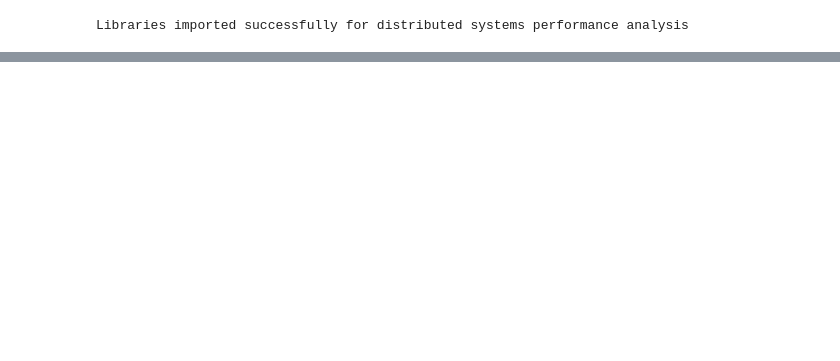
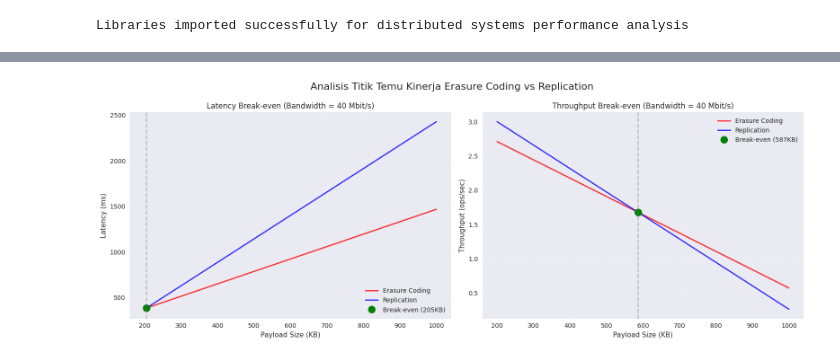
Before and after one commit to MuhamadAjiW/DistKV-Erasure-Coding, a Jupyter notebook: benchmark/benchmark_regression.ipynb, the cells around one changed output, grey strips where cells are left out. Saved outputs shown, nothing was run; the diff lists cells and outputs as text; code cells hidden in the pictures; blank space fills up the shorter version.

Commit message:
feat: changed analysis to simple linear regression

```diff
--- a/benchmark/benchmark_regression.ipynb
+++ b/benchmark/benchmark_regression.ipynb
@@ -86,11 +86,7 @@ def load_benchmark_data(base_path, strategy_type):
                     'request_rate': reqs.get('rate', 0),
                     'total_requests': reqs.get('count', 0),
                     'cpu_usage_percent': cpu_usage,
-                    'throughput_ops_sec': reqs.get('rate', 0),
-                    # Derived performance metrics
-                    'bytes_per_sec': reqs.get('rate', 0) * payload_bytes,
-                    'kb_per_sec': reqs.get('rate', 0) * payload_bytes / 1024,
-                    'bandwidth_efficiency': (reqs.get('rate', 0) * payload_bytes * 8) / (bandwidth_mbit * 1000000) if bandwidth_mbit > 0 else 0
+                    'throughput_ops_sec': reqs.get('rate', 0)
                 })
 
             except (ValueError, KeyError, json.JSONDecodeError) as e:
@@ -104,13 +100,5 @@ base_path = "/home/ostree/ta/paxos-rust/benchmark"
 erasure_data = load_benchmark_data(base_path, "erasure")
 replication_data = load_benchmark_data(base_path, "replication")
 
-print(f"Loaded {len(erasure_data)} erasure coding samples")
-print(f"Loaded {len(replication_data)} replication samples")
-
 # Combine datasets
 combined_data = pd.concat([erasure_data, replication_data], ignore_index=True)
-print(f"Total combined samples: {len(combined_data)}")
-
-# Display sample of the data
-print("\nSample of combined data:")
-print(combined_data.head())
@@ -843,0 +615,65 @@ The analysis confirms that in consensus-based distributed storage systems:
+# %%
+# Create simplified visualization for break-even analysis
+fig, axes = plt.subplots(1, 2, figsize=(16, 6))
+fig.suptitle('Analisis Titik Temu Kinerja Erasure Coding vs Replication', fontsize=16)
+
+# 1. Latency comparison dengan break-even line
+ax1 = axes[0]
+payload_range = np.linspace(200, 1000, 100)
+
+# Untuk bandwidth tetap = 40 Mbit/s
+bandwidth_fixed = 40
+ec_latency_pred = ec_beta0 + ec_beta1 * payload_range + ec_beta2 * bandwidth_fixed
+rep_latency_pred = rep_beta0 + rep_beta1 * payload_range + rep_beta2 * bandwidth_fixed
+
+ax1.plot(payload_range, ec_latency_pred, 'r-', linewidth=2, label='Erasure Coding', alpha=0.8)
+ax1.plot(payload_range, rep_latency_pred, 'b-', linewidth=2, label='Replication', alpha=0.8)
+
+# Cari intersection point
+lat_diff_const = ec_beta0 - rep_beta0
+lat_diff_payload = ec_beta1 - rep_beta1
+lat_diff_bandwidth = ec_beta2 - rep_beta2
+
+if abs(lat_diff_payload) > 1e-10:
+    breakeven_payload = -(lat_diff_const + lat_diff_bandwidth * bandwidth_fixed) / lat_diff_payload
+    if 200 <= breakeven_payload <= 1000:
+        breakeven_latency = ec_beta0 + ec_beta1 * breakeven_payload + ec_beta2 * bandwidth_fixed
+        ax1.plot(breakeven_payload, breakeven_latency, 'go', markersize=12, label=f'Break-even ({breakeven_payload:.0f}KB)')
+        ax1.axvline(x=breakeven_payload, color='gray', linestyle='--', alpha=0.5)
+
+ax1.set_xlabel('Payload Size (KB)')
+ax1.set_ylabel('Latency (ms)')
+ax1.set_title(f'Latency Break-even (Bandwidth = {bandwidth_fixed} Mbit/s)')
+ax1.legend()
+ax1.grid(True, alpha=0.3)
+
+# 2. Throughput comparison dengan break-even line
+ax2 = axes[1]
+ec_throughput_pred = ec_throughput_results['multiple']['beta0'] + ec_throughput_results['multiple']['beta1'] * payload_range + ec_throughput_results['multiple']['beta2'] * bandwidth_fixed
+rep_throughput_pred = rep_throughput_results['multiple']['beta0'] + rep_throughput_results['multiple']['beta1'] * payload_range + rep_throughput_results['multiple']['beta2'] * bandwidth_fixed
+
+ax2.plot(payload_range, ec_throughput_pred, 'r-', linewidth=2, label='Erasure Coding', alpha=0.8)
+ax2.plot(payload_range, rep_throughput_pred, 'b-', linewidth=2, label='Replication', alpha=0.8)
+
+# Cari intersection point untuk throughput
+thr_diff_const = ec_throughput_results['multiple']['beta0'] - rep_throughput_results['multiple']['beta0']
+thr_diff_payload = ec_throughput_results['multiple']['beta1'] - rep_throughput_results['multiple']['beta1']
+thr_diff_bandwidth = ec_throughput_results['multiple']['beta2'] - rep_throughput_results['multiple']['beta2']
+
+if abs(thr_diff_payload) > 1e-10:
+    breakeven_payload_thr = -(thr_diff_const + thr_diff_bandwidth * bandwidth_fixed) / thr_diff_payload
+    if 200 <= breakeven_payload_thr <= 1000:
+        breakeven_throughput = ec_throughput_results['multiple']['beta0'] + ec_throughput_results['multiple']['beta1'] * breakeven_payload_thr + ec_throughput_results['multiple']['beta2'] * bandwidth_fixed
+        ax2.plot(breakeven_payload_thr, breakeven_throughput, 'go', markersize=12, label=f'Break-even ({breakeven_payload_thr:.0f}KB)')
+        ax2.axvline(x=breakeven_payload_thr, color='gray', linestyle='--', alpha=0.5)
+
+ax2.set_xlabel('Payload Size (KB)')
+ax2.set_ylabel('Throughput (ops/sec)')
+ax2.set_title(f'Throughput Break-even (Bandwidth = {bandwidth_fixed} Mbit/s)')
+ax2.legend()
+ax2.grid(True, alpha=0.3)
+
+plt.tight_layout()
+plt.show()
+# %% [output]
+[figure, added]
```
Also changed, not shown: parts of 6 cells of this notebook, 2 other files.
